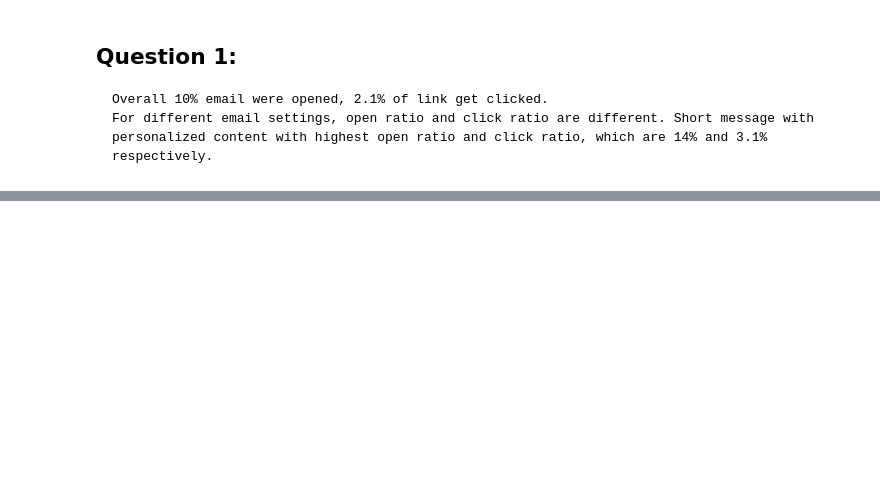
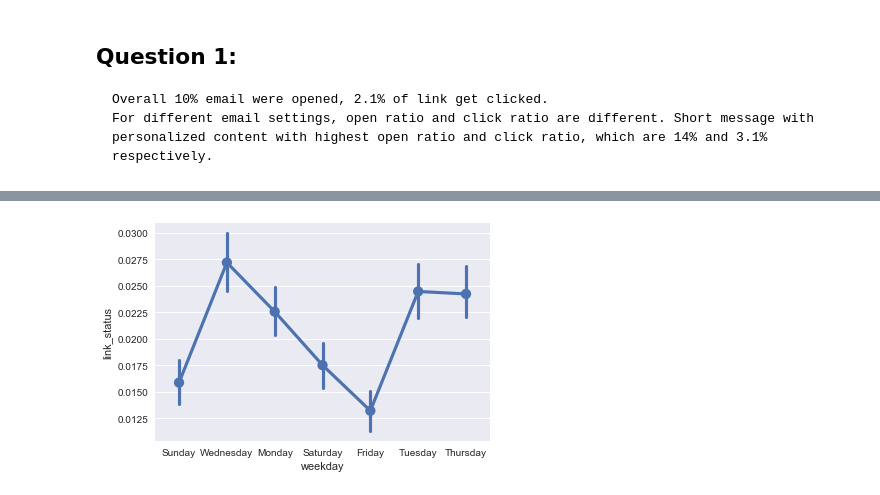
Before and after one commit to asa2012/TakeHomeChallenge, a Jupyter notebook: 7 Marketing Email Campaign.ipynb, the cells around one changed output, grey strips where cells are left out. Drawn from its saved outputs; the diff is of its cells as text; code cells hidden in the pictures; blank space fills up the shorter version.

```diff
--- a/7 Marketing Email Campaign.ipynb
+++ b/7 Marketing Email Campaign.ipynb
@@ -103,0 +282,5 @@ data["link_status"].mean() #2.1%
+# %%
+ax = sns.pointplot(x="weekday", y="link_status", data=data)
+plt.show()
+# %% [output]
+[figure, added]
```
Also changed, not shown: parts of 33 cells of this notebook.
